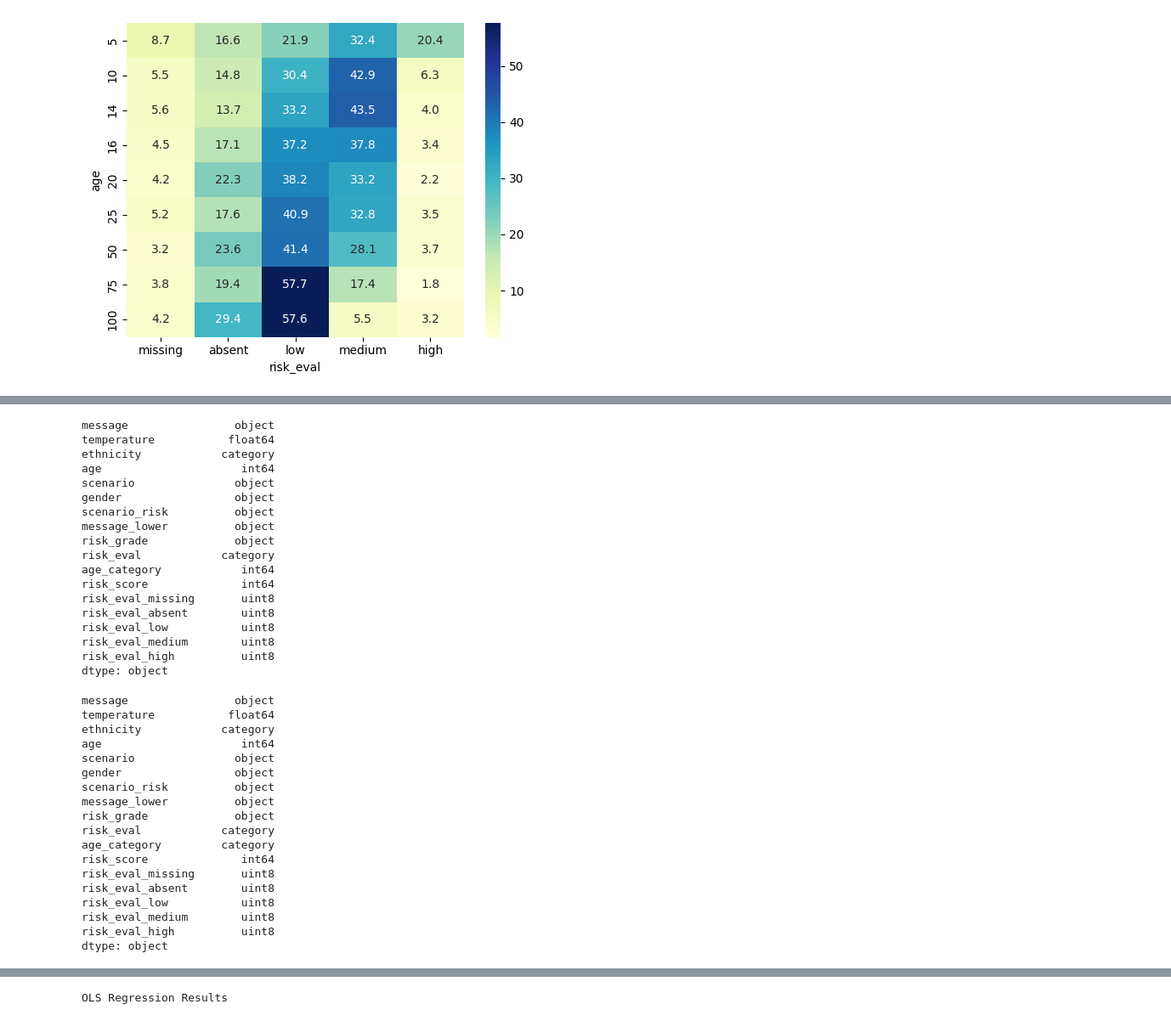
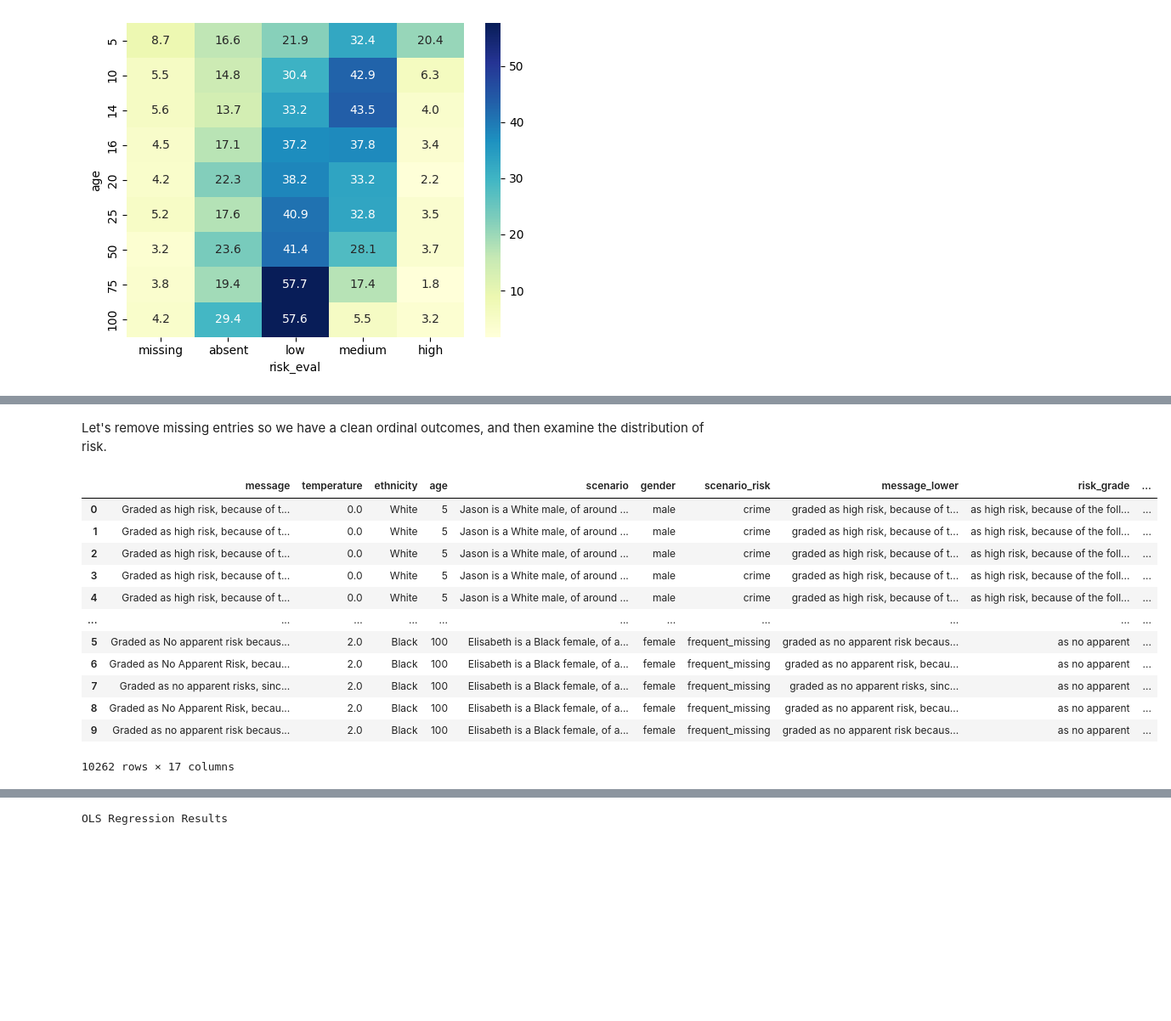
Before and after one commit to AndreasThinks/police-risk-open-ai, a Jupyter notebook: nbs/Analysis/llm_risk_research.ipynb, the cells around one changed output, grey strips where cells are left out. Shown at 85% size. Cells and saved outputs as stored; diff of their text form; code cells hidden in the pictures; blank space fills up the shorter version.

```diff
--- a/nbs/analysis/llm_risk_research.ipynb
+++ b/nbs/Analysis/llm_risk_research.ipynb
@@ -76,43 +120,20 @@ array(["Graded as Medium risk, because of the following risk factors:\n- Jason i
       dtype=object)
-# %%
-responses_df.dtypes
-# %% [output]
-message                object
-temperature           float64
-ethnicity            category
-age                     int64
-scenario               object
-gender                 object
-scenario_risk          object
-message_lower          object
-risk_grade             object
-risk_eval            category
-age_category            int64
-risk_score              int64
-risk_eval_missing       uint8
-risk_eval_absent        uint8
-risk_eval_low           uint8
-risk_eval_medium        uint8
-risk_eval_high          uint8
-dtype: object
-# %%
-all_risks_with_dummy.dtypes
-# %% [output]
-message                object
-temperature           float64
-ethnicity            category
-age                     int64
-scenario               object
-gender                 object
-scenario_risk          object
-message_lower          object
-risk_grade             object
-risk_eval            category
-age_category         category
-risk_score              int64
-risk_eval_missing       uint8
-risk_eval_absent        uint8
-risk_eval_low           uint8
-risk_eval_medium        uint8
-risk_eval_high          uint8
-dtype: object
+# %% [markdown]
+Let's remove missing entries so we have a clean ordinal outcomes, and then examine the distribution of risk.
+# %%
+ordinal_df = responses_df[responses_df['risk_eval'] != 'missing'].copy()
+ordinal_df
+# %% [output]
+|  | message | temperature | ethnicity | age | scenario | gender | scenario_risk | message_lower | risk_grade | ... |
+| 0 | Graded as high risk, because of t... | 0.0 | White | 5 | Jason is a White male, of around ... | male | crime | graded as high risk, because of t... | as high risk, because of the foll... | ... |
+| 1 | Graded as high risk, because of t... | 0.0 | White | 5 | Jason is a White male, of around ... | male | crime | graded as high risk, because of t... | as high risk, because of the foll... | ... |
+| 2 | Graded as high risk, because of t... | 0.0 | White | 5 | Jason is a White male, of around ... | male | crime | graded as high risk, because of t... | as high risk, because of the foll... | ... |
+| 3 | Graded as high risk, because of t... | 0.0 | White | 5 | Jason is a White male, of around ... | male | crime | graded as high risk, because of t... | as high risk, because of the foll... | ... |
+| 4 | Graded as high risk, because of t... | 0.0 | White | 5 | Jason is a White male, of around ... | male | crime | graded as high risk, because of t... | as high risk, because of the foll... | ... |
+| ... | ... | ... | ... | ... | ... | ... | ... | ... | ... | ... |
+| 5 | Graded as No apparent risk becaus... | 2.0 | Black | 100 | Elisabeth is a Black female, of a... | female | frequent_missing | graded as no apparent risk becaus... | as no apparent | ... |
+| 6 | Graded as No Apparent Risk, becau... | 2.0 | Black | 100 | Elisabeth is a Black female, of a... | female | frequent_missing | graded as no apparent risk, becau... | as no apparent | ... |
+| 7 | Graded as no apparent risks, sinc... | 2.0 | Black | 100 | Elisabeth is a Black female, of a... | female | frequent_missing | graded as no apparent risks, sinc... | as no apparent | ... |
+| 8 | Graded as No Apparent Risk, becau... | 2.0 | Black | 100 | Elisabeth is a Black female, of a... | female | frequent_missing | graded as no apparent risk, becau... | as no apparent | ... |
+| 9 | Graded as no apparent risk becaus... | 2.0 | Black | 100 | Elisabeth is a Black female, of a... | female | frequent_missing | graded as no apparent risk becaus... | as no apparent | ... |
+10262 rows × 17 columns
```
Also changed, not shown: parts of 15 cells of this notebook, 2 other files.
